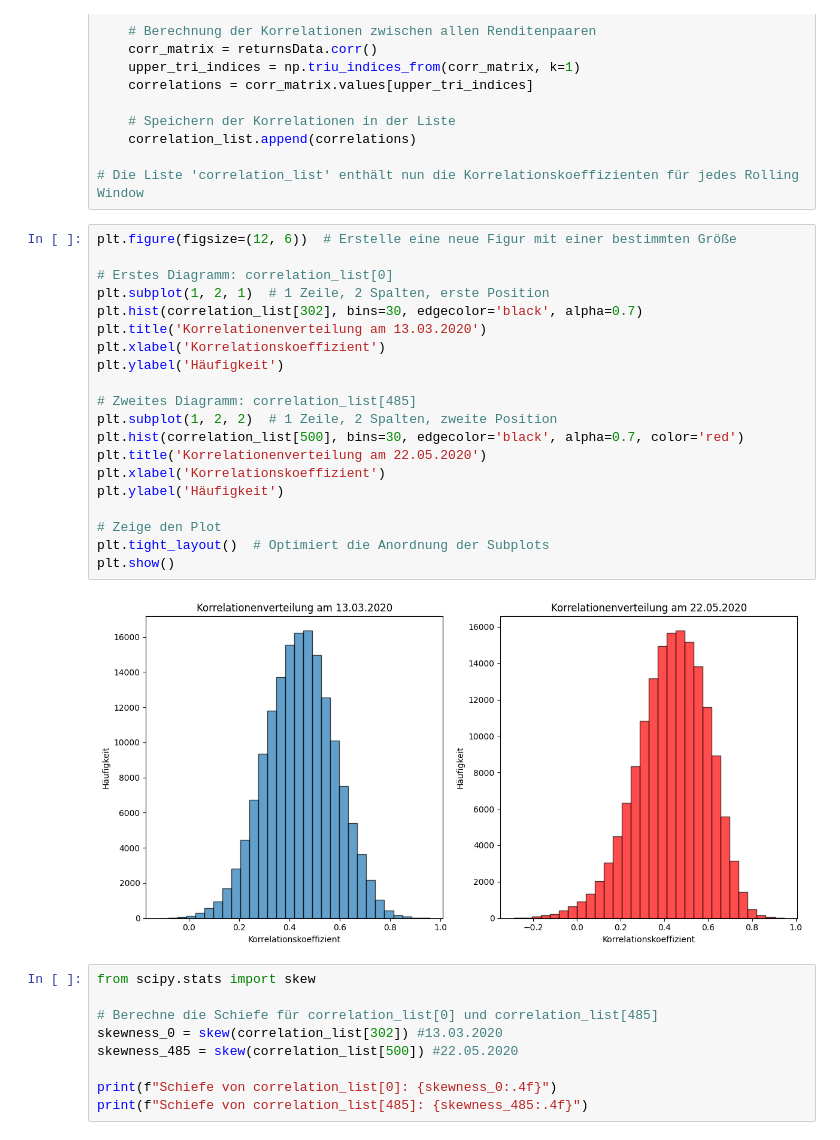
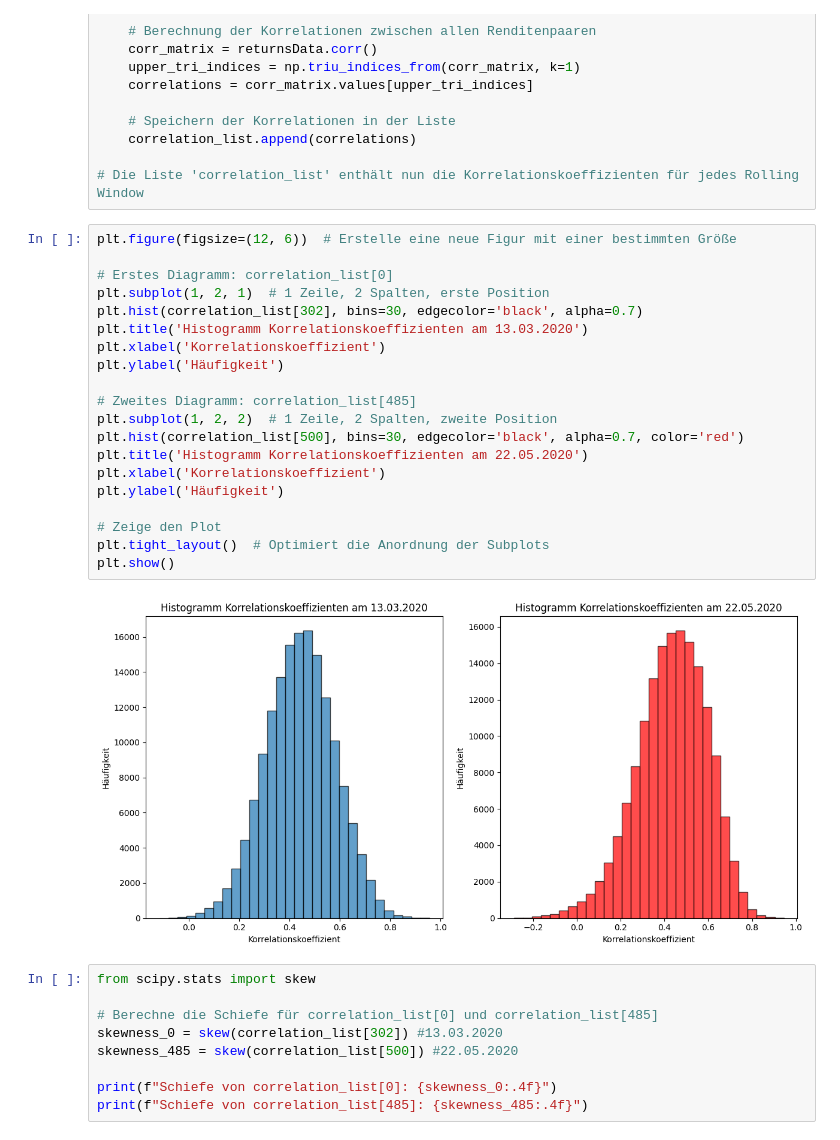
Before and after one commit to minhanhh1/MasterArbeitCode, a Jupyter notebook: SchätzungVaR.ipynb, the cells around one changed output. Saved outputs shown, nothing was run; the diff lists cells and outputs as text.

```diff
--- a/SchätzungVaR.ipynb
+++ b/SchätzungVaR.ipynb
@@ -518,25 +513,25 @@ for t in range(testWindowSize):
 # %%
 plt.figure(figsize=(12, 6))  # Erstelle eine neue Figur mit einer bestimmten Größe
 
 # Erstes Diagramm: correlation_list[0]
 plt.subplot(1, 2, 1)  # 1 Zeile, 2 Spalten, erste Position
 plt.hist(correlation_list[302], bins=30, edgecolor='black', alpha=0.7)
-plt.title('Korrelationenverteilung am 13.03.2020')
+plt.title('Histogramm Korrelationskoeffizienten am 13.03.2020')
 plt.xlabel('Korrelationskoeffizient')
 plt.ylabel('Häufigkeit')
 
 # Zweites Diagramm: correlation_list[485]
 plt.subplot(1, 2, 2)  # 1 Zeile, 2 Spalten, zweite Position
 plt.hist(correlation_list[500], bins=30, edgecolor='black', alpha=0.7, color='red')
-plt.title('Korrelationenverteilung am 22.05.2020')
+plt.title('Histogramm Korrelationskoeffizienten am 22.05.2020')
 plt.xlabel('Korrelationskoeffizient')
 plt.ylabel('Häufigkeit')
 
 # Zeige den Plot
 plt.tight_layout()  # Optimiert die Anordnung der Subplots
 plt.show()
 # %% [output]
-[figure, old version]
+[figure, new version]
 # %%
 from scipy.stats import skew
 
```
Also changed, not shown: parts of 14 cells of this notebook.
